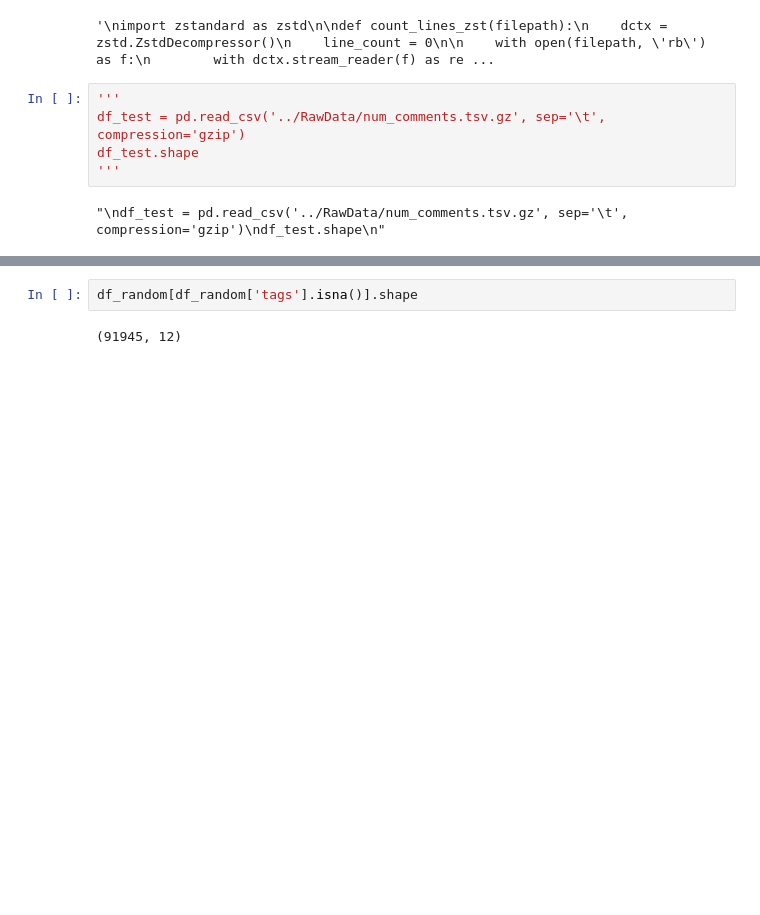
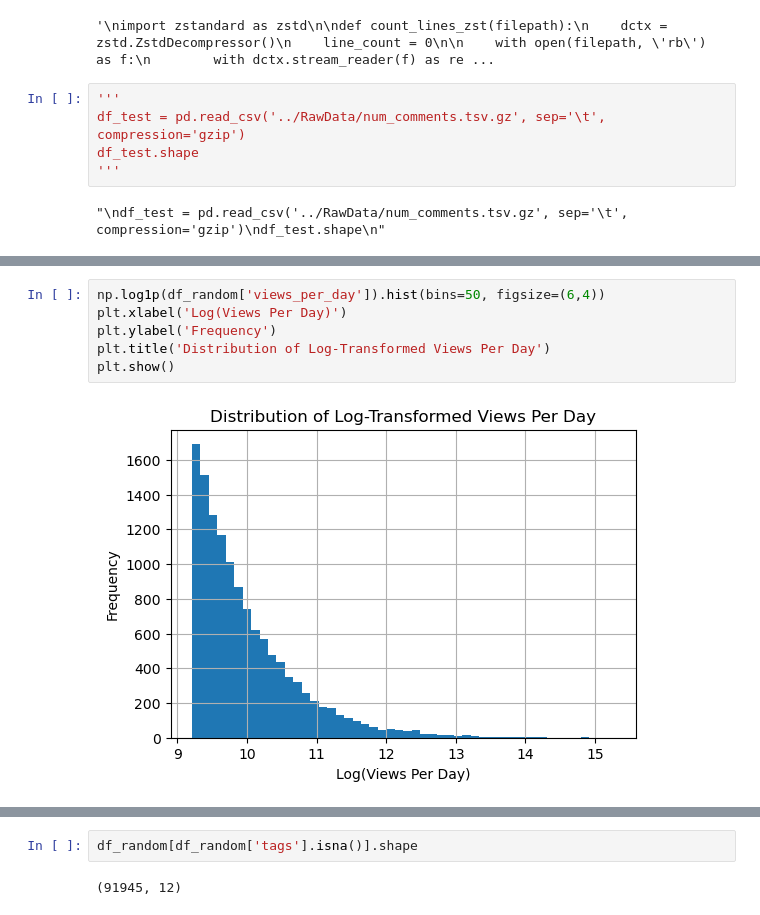
Before and after one commit to engindenizdogu/viralscope, a Jupyter notebook: Preprocessing/data_exploration.ipynb, the cells around one changed output, grey strips where cells are left out. Cells and saved outputs as stored; diff of their text form; blank space fills up the shorter version.

```diff
--- a/Preprocessing/data_exploration.ipynb
+++ b/Preprocessing/data_exploration.ipynb
@@ -45,0 +97,8 @@ df_random.head()
+# %%
+np.log1p(df_random['views_per_day']).hist(bins=50, figsize=(6,4))
+plt.xlabel('Log(Views Per Day)')
+plt.ylabel('Frequency')
+plt.title('Distribution of Log-Transformed Views Per Day')
+plt.show()
+# %% [output]
+[figure, added]
```
Also changed, not shown: parts of 16 cells of this notebook, 49 other files.
